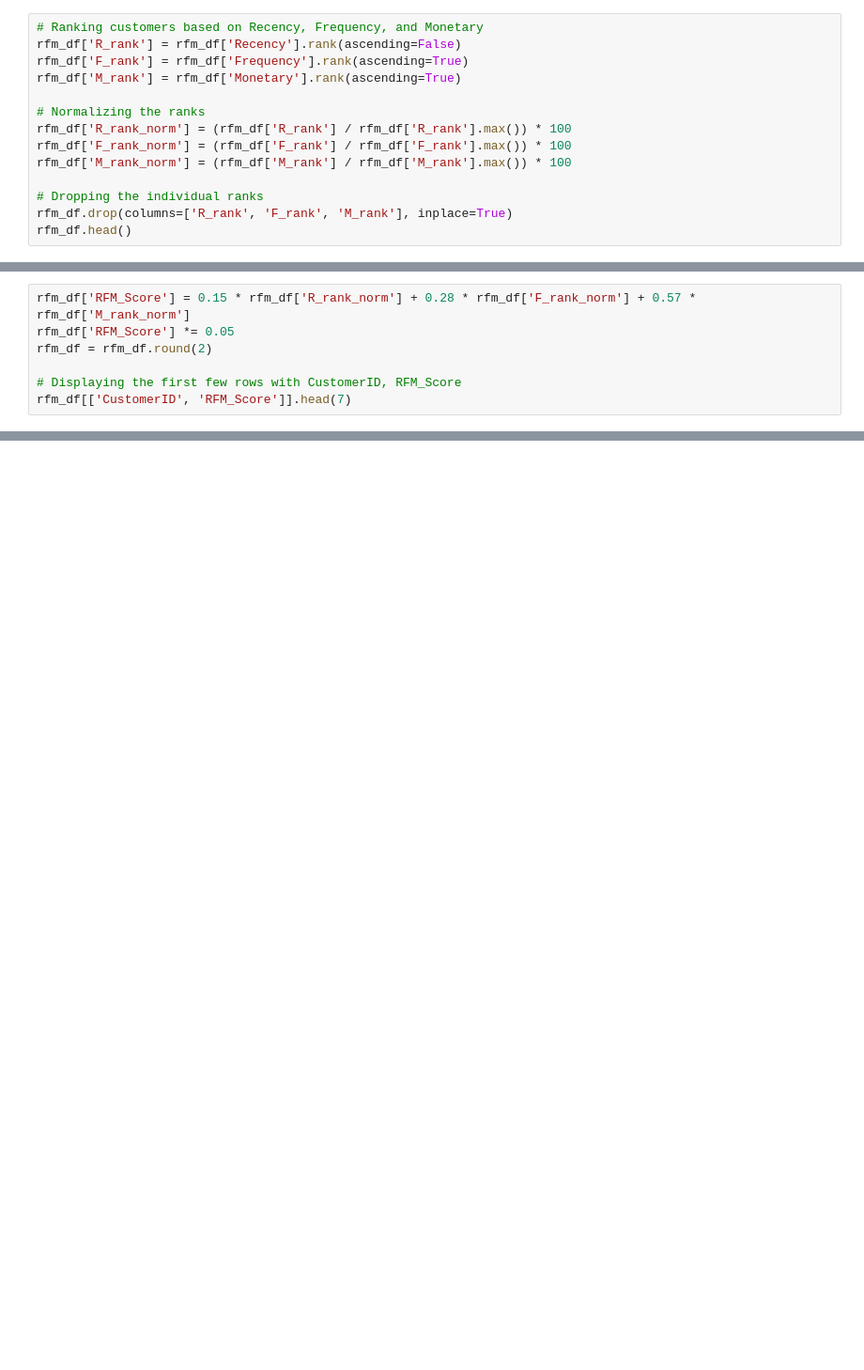
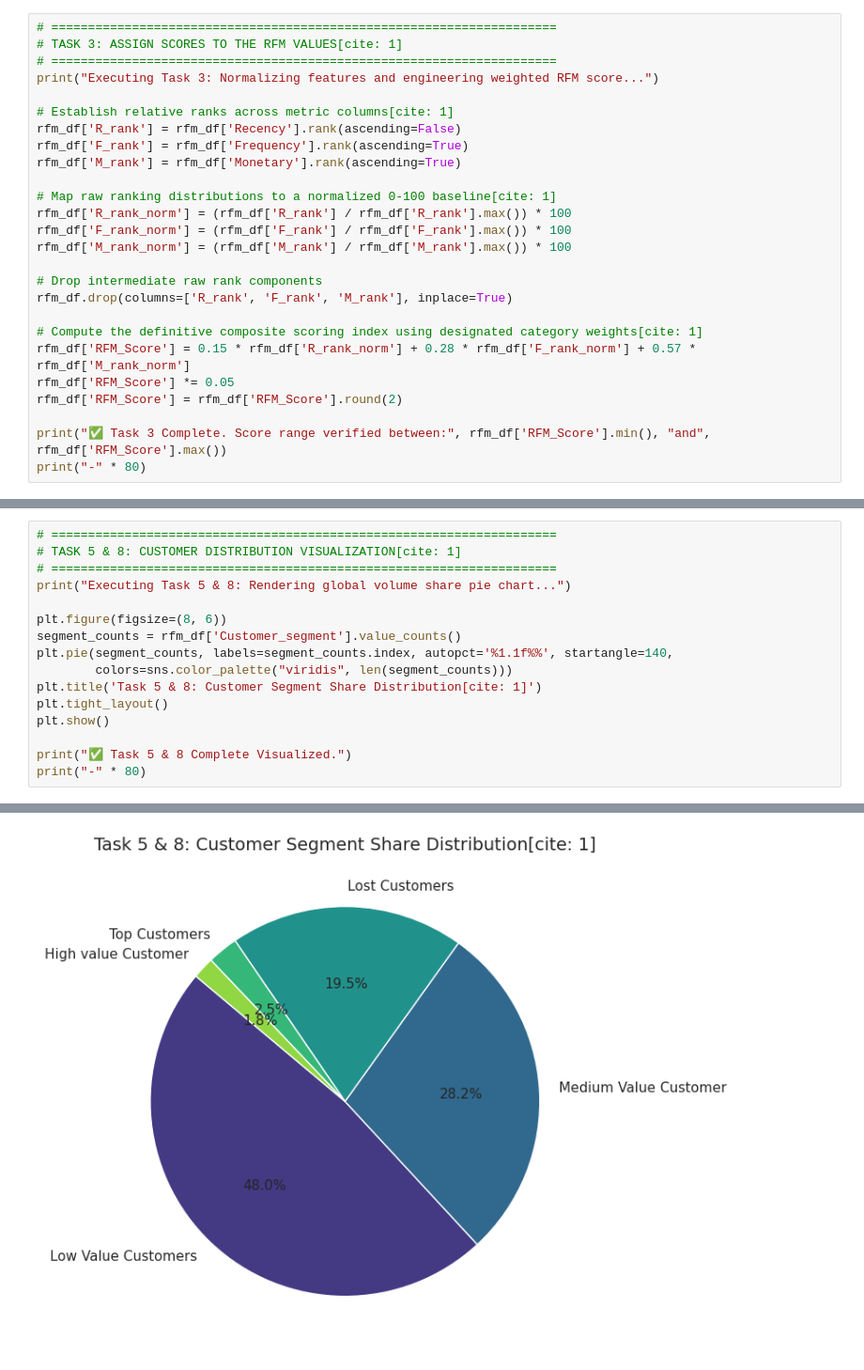
Before and after one commit to omkar-gupta-hub/RFM-Analysis, a Jupyter notebook: RFM_Analysis_Using_Python.ipynb, the cells around one changed output, grey strips where cells are left out. Shown at 94% size. Cells and saved outputs as stored; diff of their text form; blank space fills up the shorter version.

```diff
--- a/RFM_Analysis_Using_Python.ipynb
+++ b/RFM_Analysis_Using_Python.ipynb
@@ -66,15 +74,27 @@ rfm_df.head()
 # %%
-# Ranking customers based on Recency, Frequency, and Monetary
+# =====================================================================
+# TASK 3: ASSIGN SCORES TO THE RFM VALUES[cite: 1]
+# =====================================================================
+print("Executing Task 3: Normalizing features and engineering weighted RFM score...")
+
+# Establish relative ranks across metric columns[cite: 1]
 rfm_df['R_rank'] = rfm_df['Recency'].rank(ascending=False)
 rfm_df['F_rank'] = rfm_df['Frequency'].rank(ascending=True)
 rfm_df['M_rank'] = rfm_df['Monetary'].rank(ascending=True)
 
-# Normalizing the ranks
+# Map raw ranking distributions to a normalized 0-100 baseline[cite: 1]
 rfm_df['R_rank_norm'] = (rfm_df['R_rank'] / rfm_df['R_rank'].max()) * 100
 rfm_df['F_rank_norm'] = (rfm_df['F_rank'] / rfm_df['F_rank'].max()) * 100
 rfm_df['M_rank_norm'] = (rfm_df['M_rank'] / rfm_df['M_rank'].max()) * 100
 
-# Dropping the individual ranks
+# Drop intermediate raw rank components
 rfm_df.drop(columns=['R_rank', 'F_rank', 'M_rank'], inplace=True)
-rfm_df.head()
+
+# Compute the definitive composite scoring index using designated category weights[cite: 1]
+rfm_df['RFM_Score'] = 0.15 * rfm_df['R_rank_norm'] + 0.28 * rfm_df['F_rank_norm'] + 0.57 * rfm_df['M_rank_norm']
+rfm_df['RFM_Score'] *= 0.05
+rfm_df['RFM_Score'] = rfm_df['RFM_Score'].round(2)
+
+print("✅ Task 3 Complete. Score range verified between:", rfm_df['RFM_Score'].min(), "and", rfm_df['RFM_Score'].max())
+print("-" * 80)
 # %% [output]
@@ -87,7 +103,0 @@ rfm_df.head()
-# %%
-rfm_df['RFM_Score'] = 0.15 * rfm_df['R_rank_norm'] + 0.28 * rfm_df['F_rank_norm'] + 0.57 * rfm_df['M_rank_norm']
-rfm_df['RFM_Score'] *= 0.05
-rfm_df = rfm_df.round(2)
-
-# Displaying the first few rows with CustomerID, RFM_Score
-rfm_df[['CustomerID', 'RFM_Score']].head(7)
@@ -135,0 +127,17 @@ plt.show()
+# %%
+# =====================================================================
+# TASK 5 & 8: CUSTOMER DISTRIBUTION VISUALIZATION[cite: 1]
+# =====================================================================
+print("Executing Task 5 & 8: Rendering global volume share pie chart...")
+
+plt.figure(figsize=(8, 6))
+segment_counts = rfm_df['Customer_segment'].value_counts()
+plt.pie(segment_counts, labels=segment_counts.index, autopct='%1.1f%%', startangle=140,
+        colors=sns.color_palette("viridis", len(segment_counts)))
+plt.title('Task 5 & 8: Customer Segment Share Distribution[cite: 1]')
+plt.tight_layout()
+plt.show()
+
+print("✅ Task 5 & 8 Complete Visualized.")
+print("-" * 80)
+# %% [output]
@@ -135,0 +145 @@ plt.show()
+[figure, added]
```
Also changed, not shown: parts of 18 cells of this notebook.
